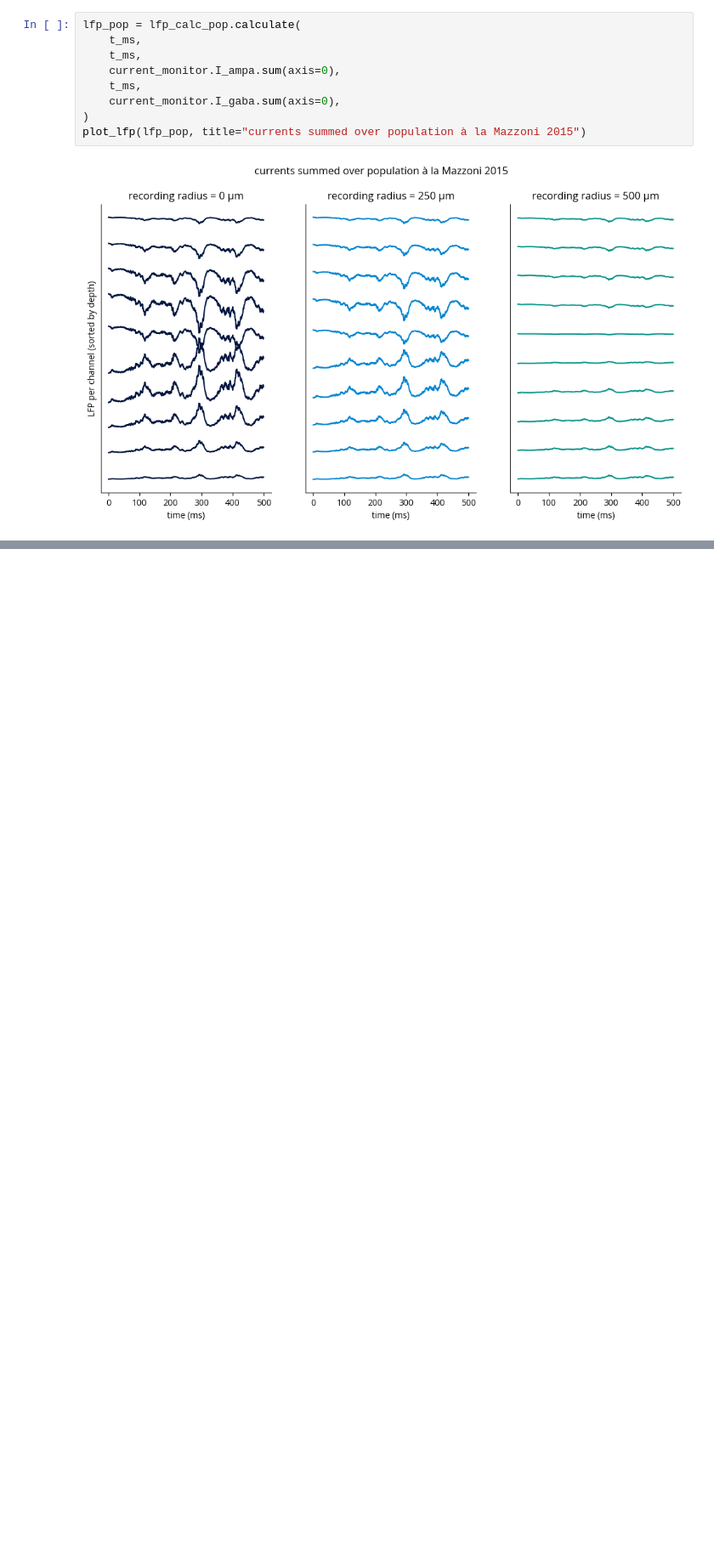
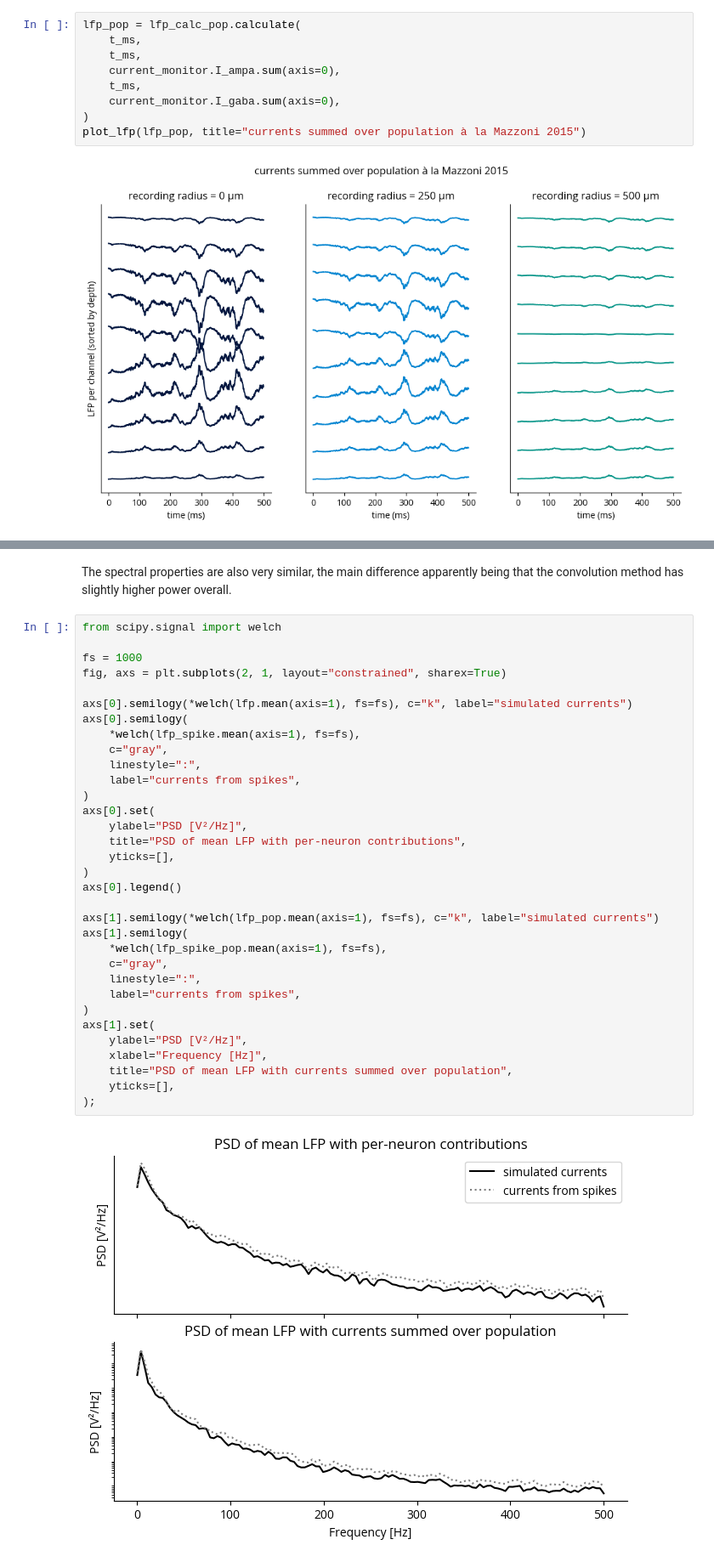
Before and after one commit to Sensory-Information-Processing-Lab/tklfp, a Jupyter notebook: README.ipynb, the cells around one changed output, grey strips where cells are left out. Shown: that part at 85% size. Drawn from its saved outputs; the diff is of its cells as text; blank space fills up the shorter version.

```diff
--- a/README.ipynb
+++ b/README.ipynb
@@ -398,3 +385,40 @@ assert np.allclose(lfp, lfp_spike)
+# %% [markdown]
+The spectral properties are also very similar, the main difference apparently being that the convolution method has slightly higher power overall.
+# %%
+from scipy.signal import welch
+
+fs = 1000
+fig, axs = plt.subplots(2, 1, layout="constrained", sharex=True)
+
+axs[0].semilogy(*welch(lfp.mean(axis=1), fs=fs), c="k", label="simulated currents")
+axs[0].semilogy(
+    *welch(lfp_spike.mean(axis=1), fs=fs),
+    c="gray",
+    linestyle=":",
+    label="currents from spikes",
+)
+axs[0].set(
+    ylabel="PSD [V²/Hz]",
+    title="PSD of mean LFP with per-neuron contributions",
+    yticks=[],
+)
+axs[0].legend()
+
+axs[1].semilogy(*welch(lfp_pop.mean(axis=1), fs=fs), c="k", label="simulated currents")
+axs[1].semilogy(
+    *welch(lfp_spike_pop.mean(axis=1), fs=fs),
+    c="gray",
+    linestyle=":",
+    label="currents from spikes",
+)
+axs[1].set(
+    ylabel="PSD [V²/Hz]",
+    xlabel="Frequency [Hz]",
+    title="PSD of mean LFP with currents summed over population",
+    yticks=[],
+);
+# %% [output]
+[figure, added]
 # %% [markdown]
 ## Future development
 These features might be useful to add in the future:
```
Also changed, not shown: parts of 21 cells of this notebook, 5 other files.
